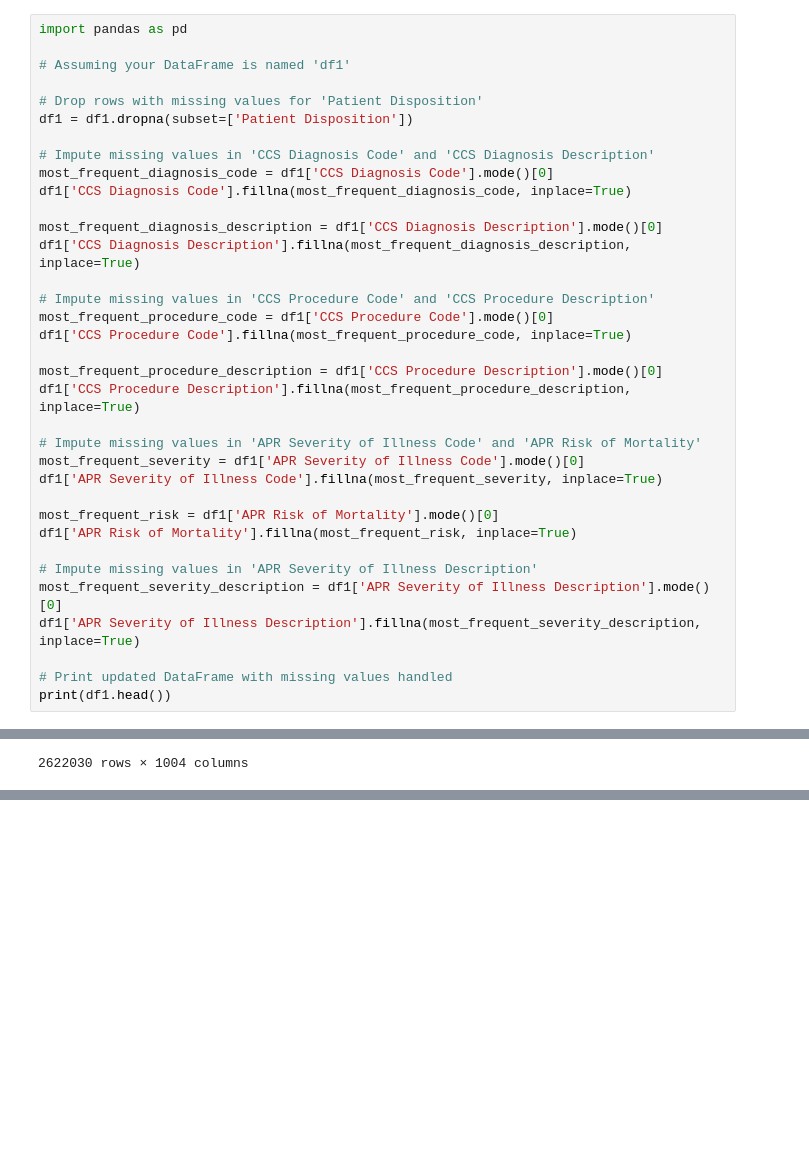
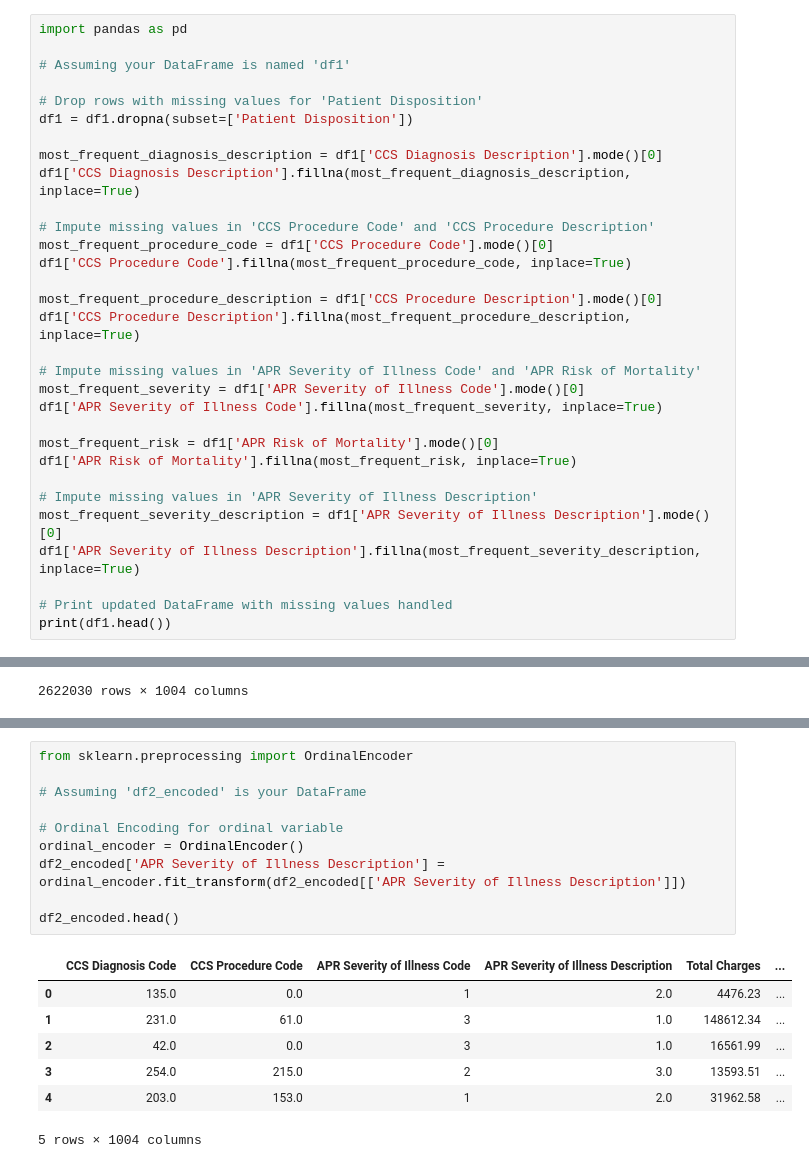
Before and after one commit to 202311003/idm_assignment_2, a Jupyter notebook: 202311071.ipynb, the cells around one changed output, grey strips where cells are left out. Drawn from its saved outputs; the diff is of its cells as text; blank space fills up the shorter version.

```diff
--- a/202311071.ipynb
+++ b/202311071.ipynb
@@ -199,10 +199,6 @@ import pandas as pd
 
 # Drop rows with missing values for 'Patient Disposition'
 df1 = df1.dropna(subset=['Patient Disposition'])
-
-# Impute missing values in 'CCS Diagnosis Code' and 'CCS Diagnosis Description'
-most_frequent_diagnosis_code = df1['CCS Diagnosis Code'].mode()[0]
-df1['CCS Diagnosis Code'].fillna(most_frequent_diagnosis_code, inplace=True)
 
 most_frequent_diagnosis_description = df1['CCS Diagnosis Description'].mode()[0]
 df1['CCS Diagnosis Description'].fillna(most_frequent_diagnosis_description, inplace=True)
@@ -369,0 +323,18 @@ print(f'Best Parameters: {grid_search.best_params_}')
+# %%
+from sklearn.preprocessing import OrdinalEncoder
+
+# Assuming 'df2_encoded' is your DataFrame
+
+# Ordinal Encoding for ordinal variable
+ordinal_encoder = OrdinalEncoder()
+df2_encoded['APR Severity of Illness Description'] = ordinal_encoder.fit_transform(df2_encoded[['APR Severity of Illness Description']])
+
+df2_encoded.head()
+# %% [output]
+|  | CCS Diagnosis Code | CCS Procedure Code | APR Severity of Illness Code | APR Severity of Illness Description | Total Charges | ... |
+| 0 | 135.0 | 0.0 | 1 | 2.0 | 4476.23 | ... |
+| 1 | 231.0 | 61.0 | 3 | 1.0 | 148612.34 | ... |
+| 2 | 42.0 | 0.0 | 3 | 1.0 | 16561.99 | ... |
+| 3 | 254.0 | 215.0 | 2 | 3.0 | 13593.51 | ... |
+| 4 | 203.0 | 153.0 | 1 | 2.0 | 31962.58 | ... |
+5 rows × 1004 columns
```
Also changed, not shown: parts of 4 cells of this notebook.
